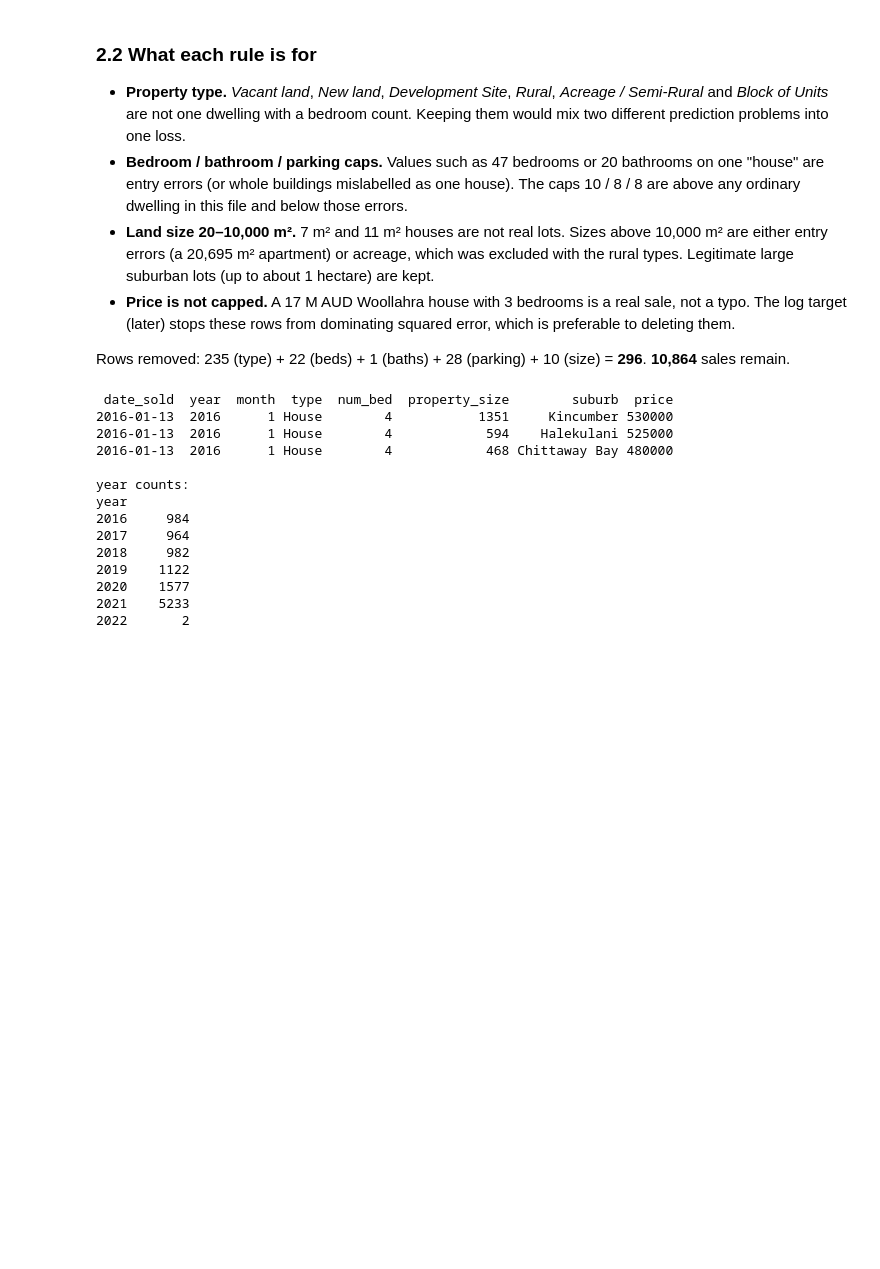
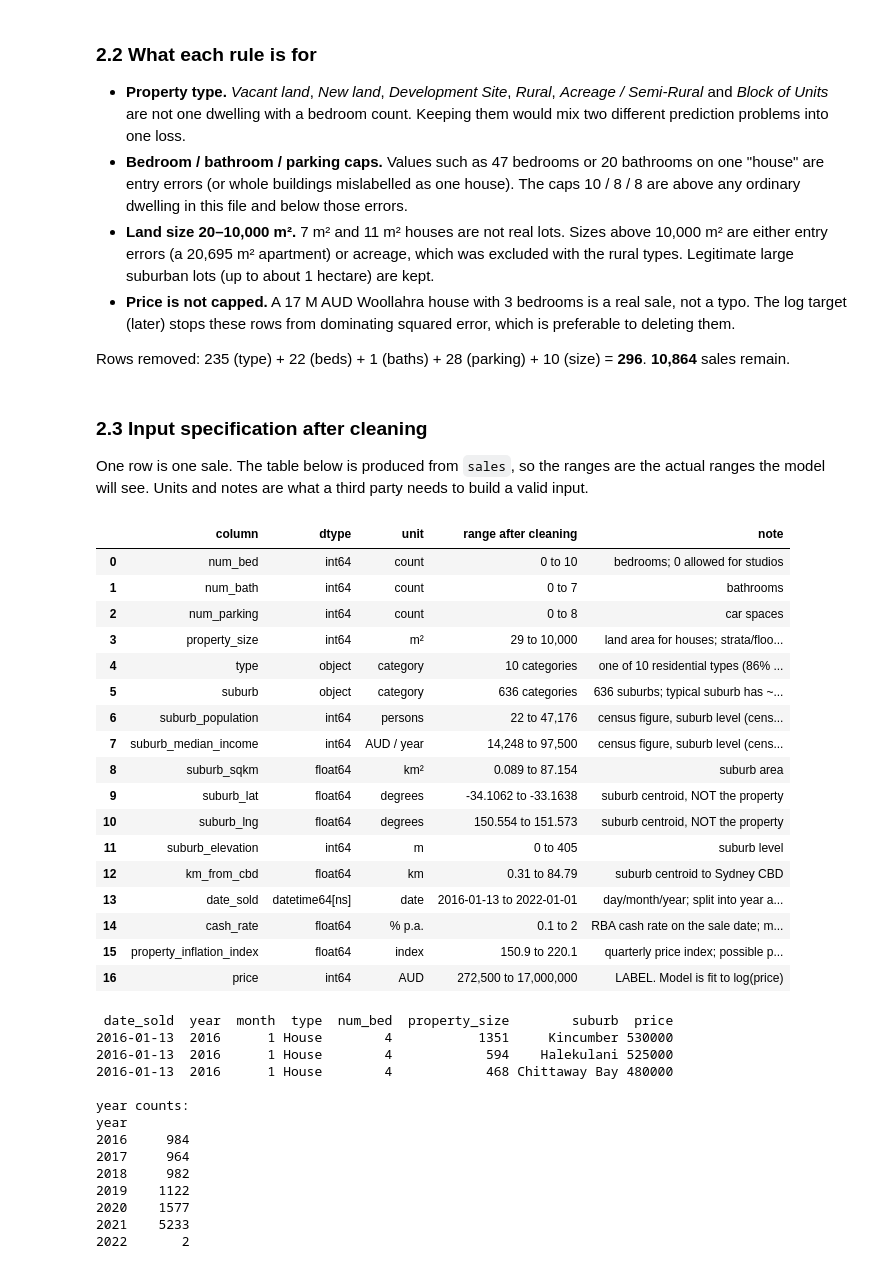
Before and after one commit to AlexHu1210/uts-ml-a2-sydney-house-price, a Jupyter notebook: notebook/UTS_ML_A2_Sydney_House_Price.ipynb, the cells around one changed output. Drawn from its saved outputs; the diff is of its cells as text; code cells hidden in the pictures; blank space fills up the shorter version.

Commit message:
Raise input spec to Clear level, add AVM background and research question, Colab link
Co-authored-by: Cursor <cursoragent@cursor.com>

```diff
--- a/notebook/UTS_ML_A2_Sydney_House_Price.ipynb
+++ b/notebook/UTS_ML_A2_Sydney_House_Price.ipynb
@@ -322,6 +329,64 @@ kept 10864 / 11160 rows (97.3%)
 * **Price is not capped.** A 17 M AUD Woollahra house with 3 bedrooms is a real sale, not a typo. The log target (later) stops these rows from dominating squared error, which is preferable to deleting them.
 
 Rows removed: 235 (type) + 22 (beds) + 1 (baths) + 28 (parking) + 10 (size) = **296**. **10,864** sales remain.
+# %% [markdown]
+### 2.3 Input specification after cleaning
+
+One row is one sale. The table below is produced from `sales`, so the ranges are the actual ranges the model will see. Units and notes are what a third party needs to build a valid input.
+# %%
+UNITS_NOTES = {
+    "num_bed":                  ("count",            "bedrooms; 0 allowed for studios"),
+    "num_bath":                 ("count",            "bathrooms"),
+    "num_parking":              ("count",            "car spaces"),
+    "property_size":            ("m²",               "land area for houses; strata/floor area for units"),
+    "type":                     ("category",         "one of 10 residential types (86% House)"),
+    "suburb":                   ("category",         "636 suburbs; typical suburb has ~16 sales"),
+    "suburb_population":        ("persons",          "census figure, suburb level (census year not stated by source)"),
+    "suburb_median_income":     ("AUD / year",       "census figure, suburb level (census year not stated by source)"),
+    "suburb_sqkm":              ("km²",              "suburb area"),
+    "suburb_lat":               ("degrees",          "suburb centroid, NOT the property"),
+    "suburb_lng":               ("degrees",          "suburb centroid, NOT the property"),
+    "suburb_elevation":         ("m",                "suburb level"),
+    "km_from_cbd":              ("km",               "suburb centroid to Sydney CBD"),
+    "date_sold":                ("date",             "day/month/year; split into year and month"),
+    "cash_rate":                ("% p.a.",           "RBA cash rate on the sale date; macro input"),
+    "property_inflation_index": ("index",            "quarterly price index; possible publication lag"),
+    "price":                    ("AUD",              "LABEL. Model is fit to log(price)"),
+}
+
+rows = []
+for col, (unit, note) in UNITS_NOTES.items():
+    s = sales[col]
+    if col in ("type", "suburb"):
+        rng = f"{s.nunique()} categories"
+    elif col == "date_sold":
+        rng = f"{s.min().date()} to {s.max().date()}"
+    else:
+        rng = f"{s.min():,} to {s.max():,}" if str(s.dtype).startswith("int") else f"{s.min():g} to {s.max():g}"
+    rows.append({"column": col, "dtype": str(s.dtype), "unit": unit, "range after cleaning": rng, "note": note})
+
+spec = pd.DataFrame(rows)
+with pd.option_context("display.max_colwidth", 60):
+    display(spec)
+# %% [output]
+|  | column | dtype | unit | range after cleaning | note |
+| 0 | num_bed | int64 | count | 0 to 10 | bedrooms; 0 allowed for studios |
+| 1 | num_bath | int64 | count | 0 to 7 | bathrooms |
+| 2 | num_parking | int64 | count | 0 to 8 | car spaces |
+| 3 | property_size | int64 | m² | 29 to 10,000 | land area for houses; strata/floo... |
+| 4 | type | object | category | 10 categories | one of 10 residential types (86% ... |
+| 5 | suburb | object | category | 636 categories | 636 suburbs; typical suburb has ~... |
+| 6 | suburb_population | int64 | persons | 22 to 47,176 | census figure, suburb level (cens... |
+| 7 | suburb_median_income | int64 | AUD / year | 14,248 to 97,500 | census figure, suburb level (cens... |
+| 8 | suburb_sqkm | float64 | km² | 0.089 to 87.154 | suburb area |
+| 9 | suburb_lat | float64 | degrees | -34.1062 to -33.1638 | suburb centroid, NOT the property |
+| 10 | suburb_lng | float64 | degrees | 150.554 to 151.573 | suburb centroid, NOT the property |
+| 11 | suburb_elevation | int64 | m | 0 to 405 | suburb level |
+| 12 | km_from_cbd | float64 | km | 0.31 to 84.79 | suburb centroid to Sydney CBD |
+| 13 | date_sold | datetime64[ns] | date | 2016-01-13 to 2022-01-01 | day/month/year; split into year a... |
+| 14 | cash_rate | float64 | % p.a. | 0.1 to 2 | RBA cash rate on the sale date; m... |
+| 15 | property_inflation_index | float64 | index | 150.9 to 220.1 | quarterly price index; possible p... |
+| 16 | price | int64 | AUD | 272,500 to 17,000,000 | LABEL. Model is fit to log(price) |
 # %%
 # Sale timing as model inputs. Year and month are known on the day of the sale,
 # so they are valid at deployment ("what would this sell for this month?").
```
Also changed, not shown: parts of 2 cells of this notebook, 2 other files.
